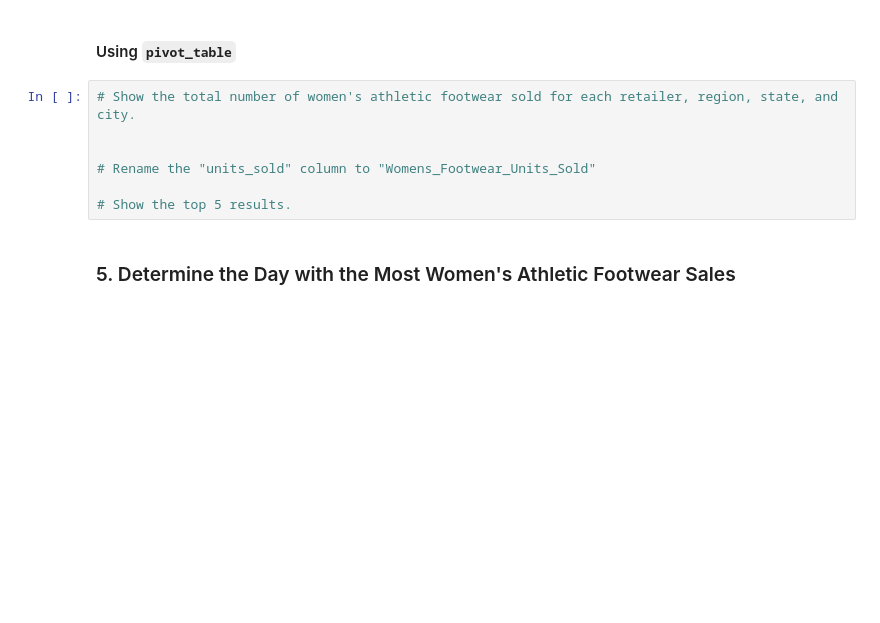
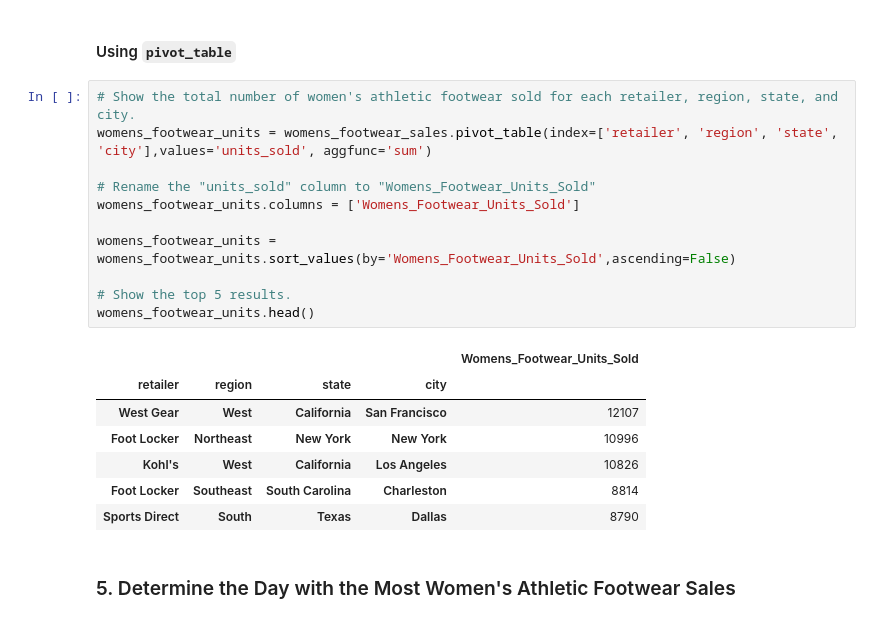
Before and after one commit to jaccolumbro/athletic_sales_analysis, a Jupyter notebook: M5_Starter_Code/Practice_athletic_sales_analysis_starter_code - Copy.ipynb, the cells around one changed output. Saved outputs shown, nothing was run; the diff lists cells and outputs as text; blank space fills up the shorter version.

```diff
--- a/M5_Starter_Code/Practice_athletic_sales_analysis_starter_code - Copy.ipynb
+++ b/M5_Starter_Code/Practice_athletic_sales_analysis_starter_code - Copy.ipynb
@@ -349,11 +407,23 @@ total_sales.head()
 #### Using `pivot_table`
 # %%
 # Show the total number of women's athletic footwear sold for each retailer, region, state, and city.
-
+womens_footwear_units = womens_footwear_sales.pivot_table(index=['retailer', 'region', 'state', 'city'],values='units_sold', aggfunc='sum')
 
 # Rename the "units_sold" column to "Womens_Footwear_Units_Sold"
+womens_footwear_units.columns = ['Womens_Footwear_Units_Sold']
+
+womens_footwear_units = womens_footwear_units.sort_values(by='Womens_Footwear_Units_Sold',ascending=False)
 
 # Show the top 5 results.
+womens_footwear_units.head()
+# %% [output]
+|  |  |  |  | Womens_Footwear_Units_Sold |
+| retailer | region | state | city |  |
+| West Gear | West | California | San Francisco | 12107 |
+| Foot Locker | Northeast | New York | New York | 10996 |
+| Kohl's | West | California | Los Angeles | 10826 |
+| Foot Locker | Southeast | South Carolina | Charleston | 8814 |
+| Sports Direct | South | Texas | Dallas | 8790 |
 # %% [markdown]
 ### 5. Determine the Day with the Most Women's Athletic Footwear Sales
 # %%
```
Also changed, not shown: parts of 7 cells of this notebook.
